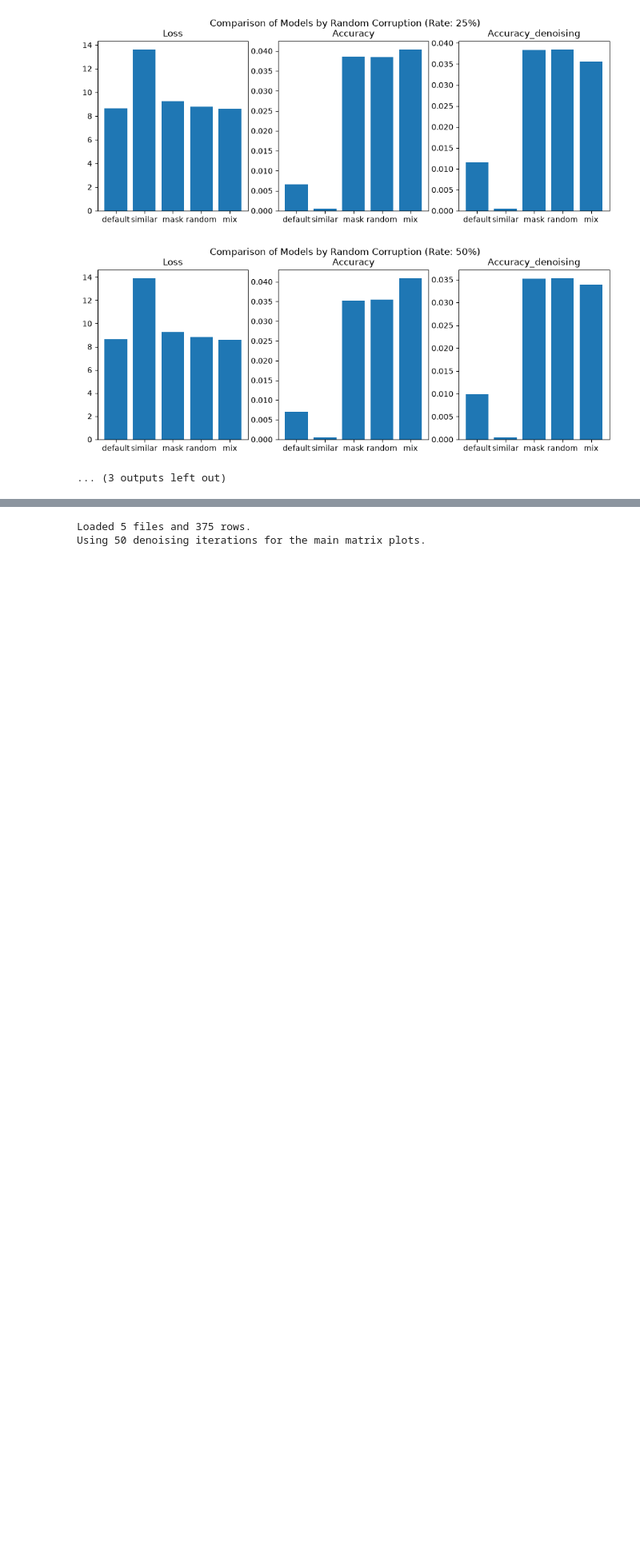
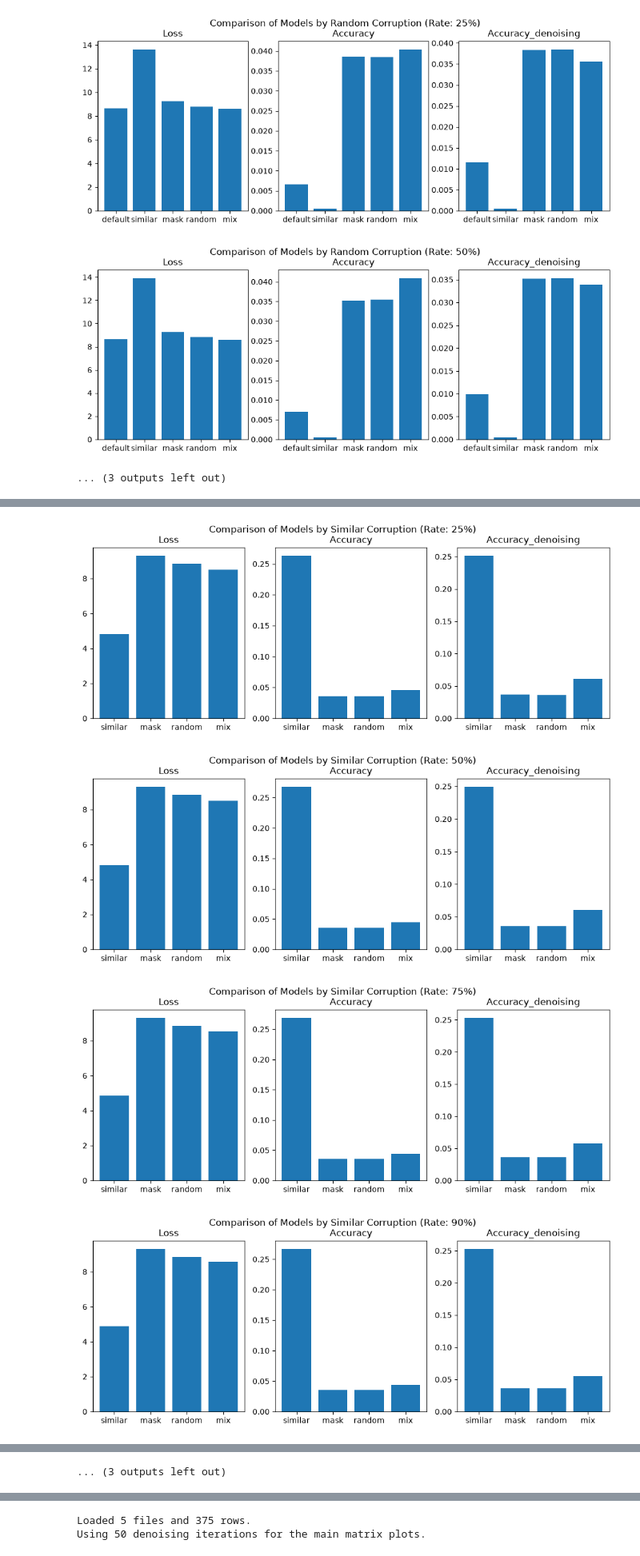
Before and after one commit to AndreRab/Multi-Phase-Corruption-Curriculum-for-Diffusion-Language-Models-training, a Jupyter notebook: results/results.ipynb, the cells around one changed output, grey strips where cells are left out. Shown at 80% size. Saved outputs shown, nothing was run; the diff lists cells and outputs as text; code cells hidden in the pictures; blank space fills up the shorter version.

Commit message:
new results uploaded

```diff
--- a/results/results.ipynb
+++ b/results/results.ipynb
@@ -196,0 +191,11 @@ for corruption_method in df['corruption_method'].unique():
+# %%
+df = pd.read_json('eval/evaluation_results_20_4_steps.json')
+
+for corruption_method in df['corruption_method'].unique():
+    for corruption_rate in df['corruption_rate'].unique():
+        compare_models_by_method(df, corruption_method, corruption_rate)
+# %% [output]
+[figure, added]
+[figure, added]
+[figure, added]
+[figure, added]
@@ -196,0 +210 @@ for corruption_method in df['corruption_method'].unique():
+... (3 outputs left out)
```
Also changed, not shown: parts of 10 cells of this notebook.
